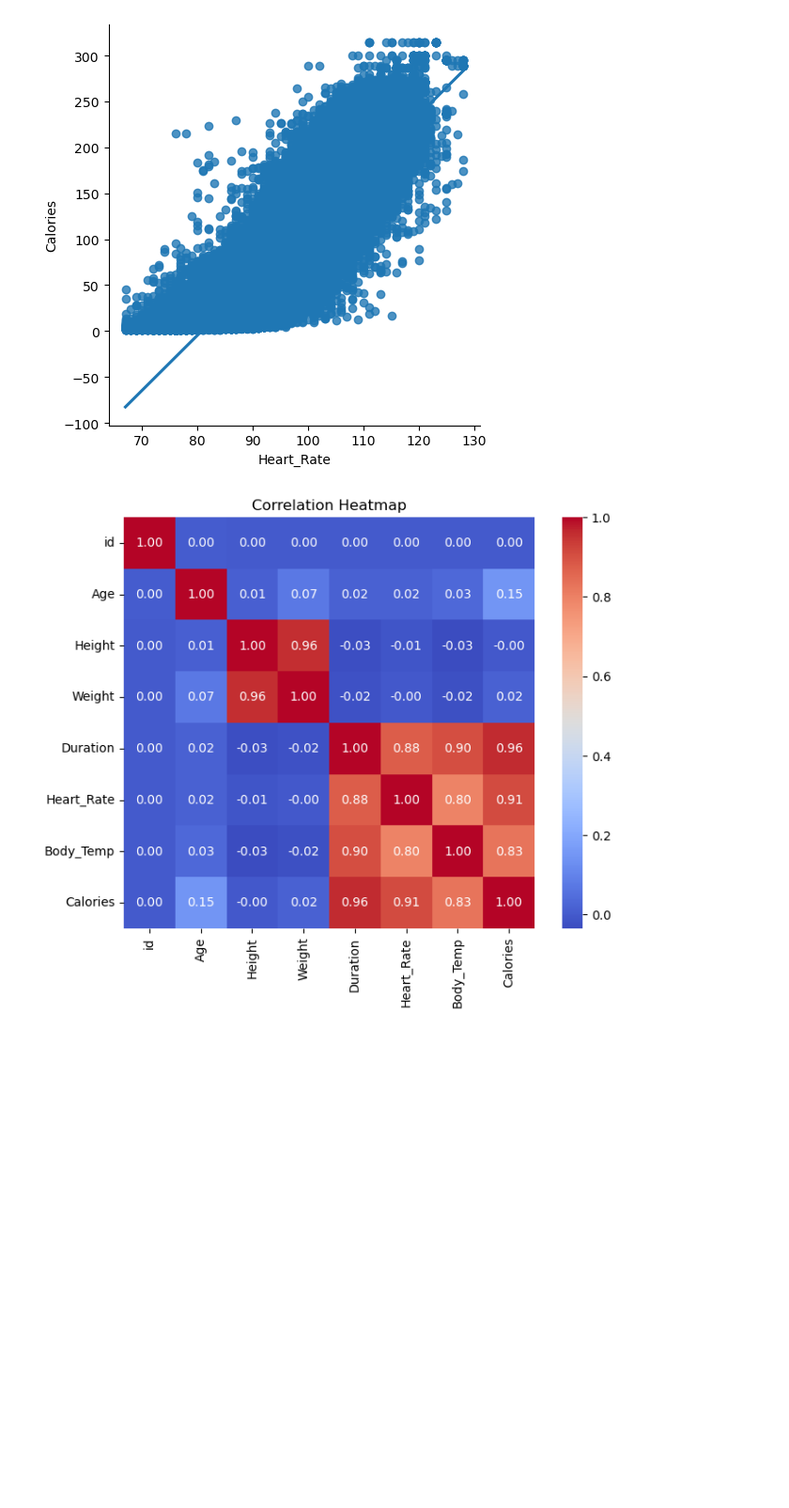
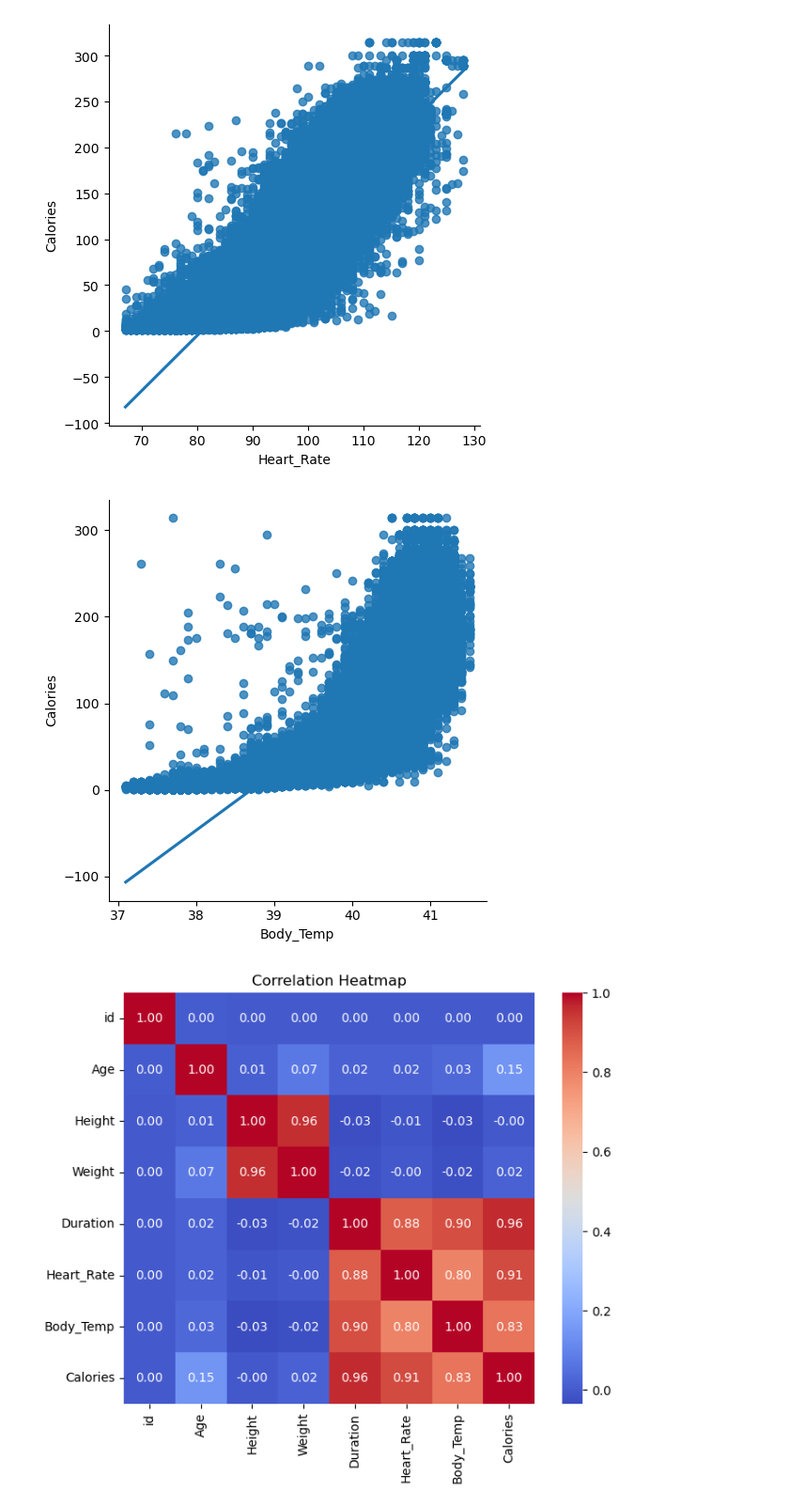
Before and after one commit to Majeedraheem/PredictCalorieExpenditure, a Jupyter notebook: Predict Calorie Expenditure.ipynb, the cells around one changed output. Shown: that part at 94% size. Cells and saved outputs as stored; diff of their text form; code cells hidden in the pictures; blank space fills up the shorter version.

```diff
--- a/Predict Calorie Expenditure.ipynb
+++ b/Predict Calorie Expenditure.ipynb
@@ -122,5 +122,12 @@ sns.lmplot(x='Heart_Rate', y='Calories', data=train_df)
 # %% [output]
 <seaborn.axisgrid.FacetGrid at 0x...>
 [figure]
+# %%
+#Explore Heart_Rate impact to Calories "Target"
+#The true relationship between Body_Temp and Calories is curved, not straight The true relationship between Body_Temp and Calories is curved, not straighte
+sns.lmplot(x='Body_Temp', y='Calories', data=train_df)
+plt.savefig('body_temp.jpg')what does
+# %% [output]
+[figure, added]
 # %%
 #check correlation between features and the target
```
Also changed, not shown: parts of 6 cells of this notebook, 3 other files.
